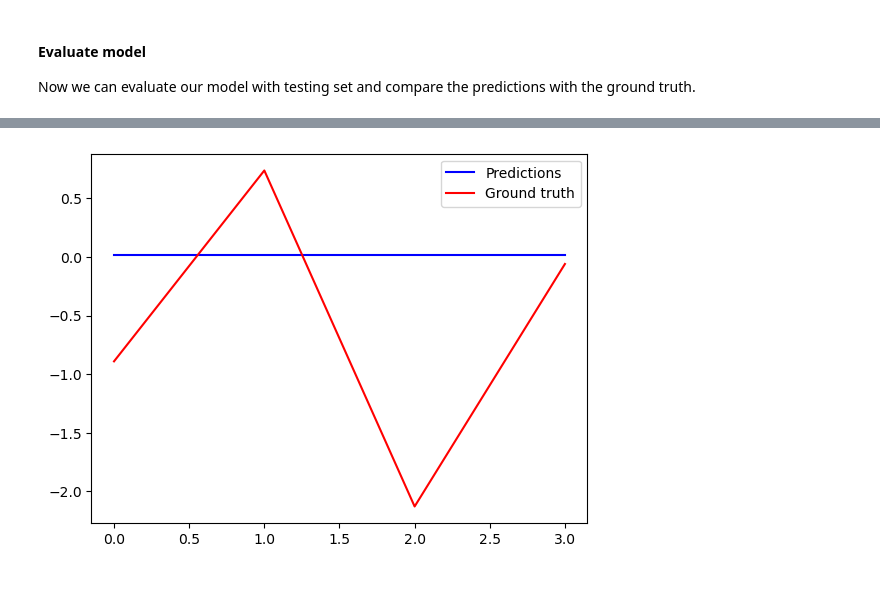
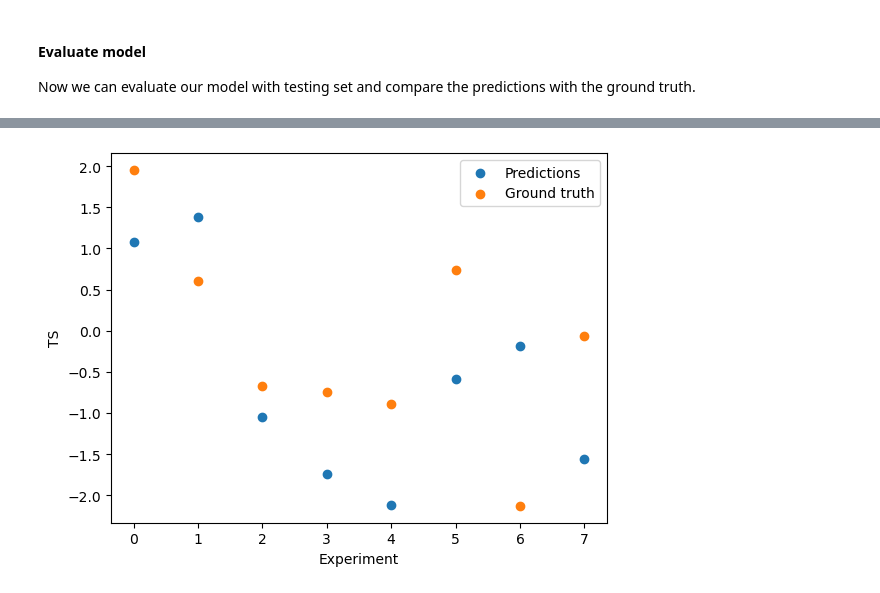
Before and after one commit to AI4S2S/cookbook, a Jupyter notebook: workflow/pred_temperature_transformer.ipynb, the cells around one changed output, grey strips where cells are left out. Drawn from its saved outputs; the diff is of its cells as text; code cells hidden in the pictures.

```diff
--- a/workflow/pred_temperature_transformer.ipynb
+++ b/workflow/pred_temperature_transformer.ipynb
@@ -35,13 +39,12 @@ import utils
 #### Define a calendar with `lilio` to specify time range for targets and precursors.
 # %%
 # create custom calendar based on the time of interest
-calendar = lilio.Calendar(anchor="08-01")
+calendar = lilio.Calendar(anchor="08-01", allow_overlap=True)
 # add target periods
 calendar.add_intervals("target", length="30d")
 # add precursor periods
-periods_of_interest = 8
-for _ in range(periods_of_interest):
-    calendar.add_intervals("precursor", "15d", gap="15d")
+periods_of_interest = 2
+calendar.add_intervals("precursor", "1M", gap="1M", n=periods_of_interest)
 # %%
 # check calendar
 calendar
@@ -266,12 +274,12 @@ for epoch in range(config.epoch):
         var_y_batch = torch.autograd.Variable(y_batch).to(device)
         optimizer.zero_grad()
         # note: decoder input is the last instance of encoder input
-        output = model(var_X_batch, var_X_batch.detach().clone()[:,-1:,:])
+        output = model(var_X_batch, var_X_batch.clone()[:,-1:,:])
         loss = criterion(output, var_y_batch)
         loss.backward()
         optimizer.step()
         wandb.log({'train_loss': loss.item()})
-        if batch_idx % 4 == 0:
+        if batch_idx % 2 == 0:
             print(f'Epoch : {epoch} [{batch_idx*len(X_batch)}/{len(train_loader.dataset)}'
                   f'({100.* batch_idx / len(train_loader):.0f}%)]\tLoss: {loss.item():.6f}')
         hist_train_step += loss.item()
@@ -288,7 +296,7 @@ for epoch in range(config.epoch):
         var_y_batch = torch.autograd.Variable(y_batch).to(device)
         optimizer.zero_grad()
         with torch.no_grad():
-            output = model(var_X_batch, var_X_batch.detach().clone()[:,-1:,:])
+            output = model(var_X_batch, var_X_batch.clone()[:,-1:,:])
             loss = criterion(output, var_y_batch)
         wandb.log({'validation_loss': loss.item()})
         hist_valid_step += loss.item()
@@ -351,7 +359,7 @@ for batch_idx, (X_batch, y_batch) in enumerate(test_loader):
     var_y_batch = torch.autograd.Variable(y_batch).to(device)
     optimizer.zero_grad()
     with torch.no_grad():
-        output = model(var_X_batch, var_X_batch.detach().clone()[:,-1:,:])
+        output = model(var_X_batch, var_X_batch.clone()[:,-1:,:])
         loss = criterion(output, var_y_batch)
     wandb.log({'testing_loss': loss.item()})
     predictions.append(torch.mean(output.squeeze(), dim=1).cpu().detach().numpy())
@@ -363,11 +384,11 @@ wandb.finish()
 # %%
 fig = plt.figure()
-instances = np.arange(len(predictions[0]))
-plt.scatter(instances, predictions[0], label="Predictions")
+instances = np.arange(len(np.concatenate(predictions)))
+plt.scatter(instances, np.concatenate(predictions), label="Predictions")
 plt.scatter(instances, np.mean(test_y_torch.squeeze().numpy(), 1), label="Ground truth")
 plt.xlabel("Experiment")
 plt.ylabel("TS")
 plt.legend()
 plt.show()
 # %% [output]
-[figure, old version]
+[figure, new version]
```
Also changed, not shown: parts of 13 cells of this notebook, 10 other files.
